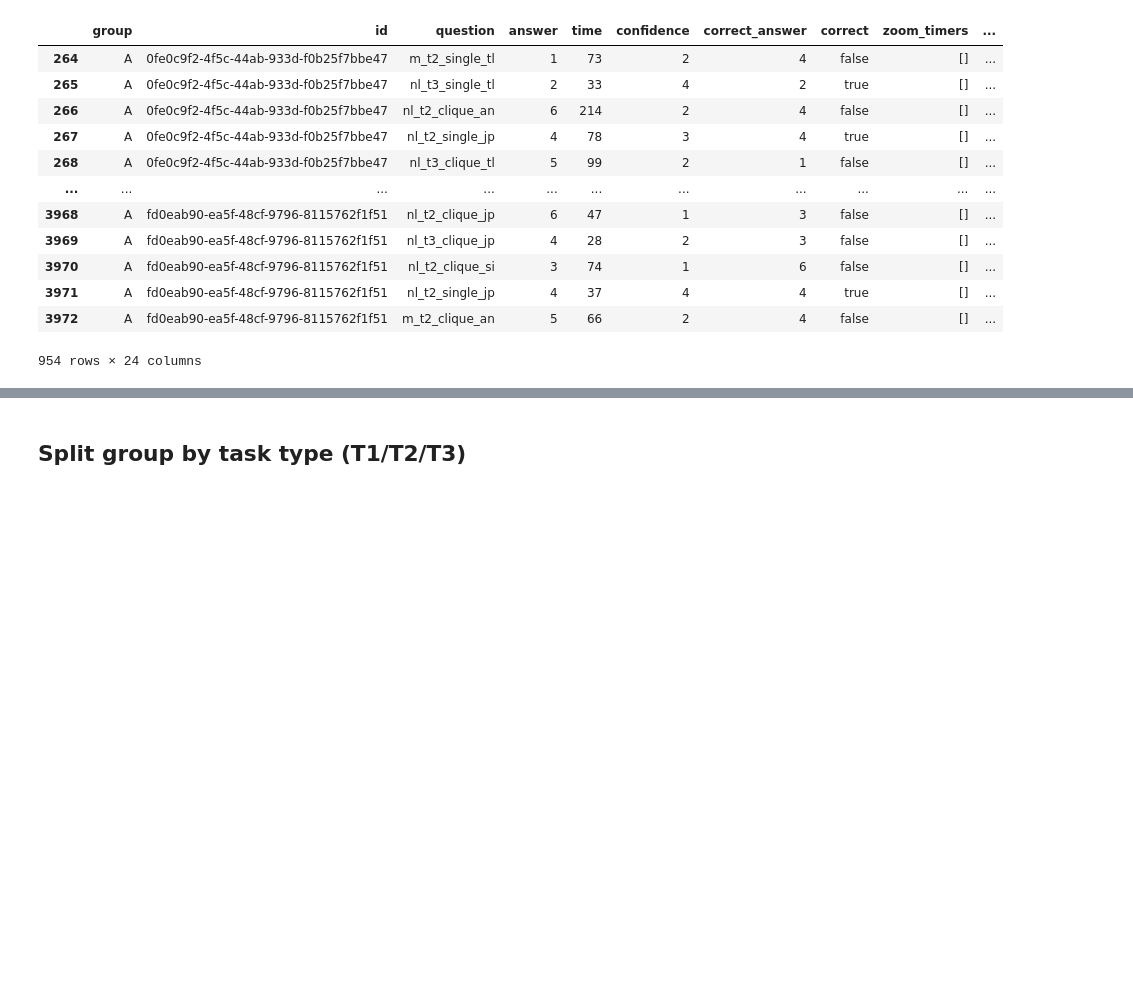
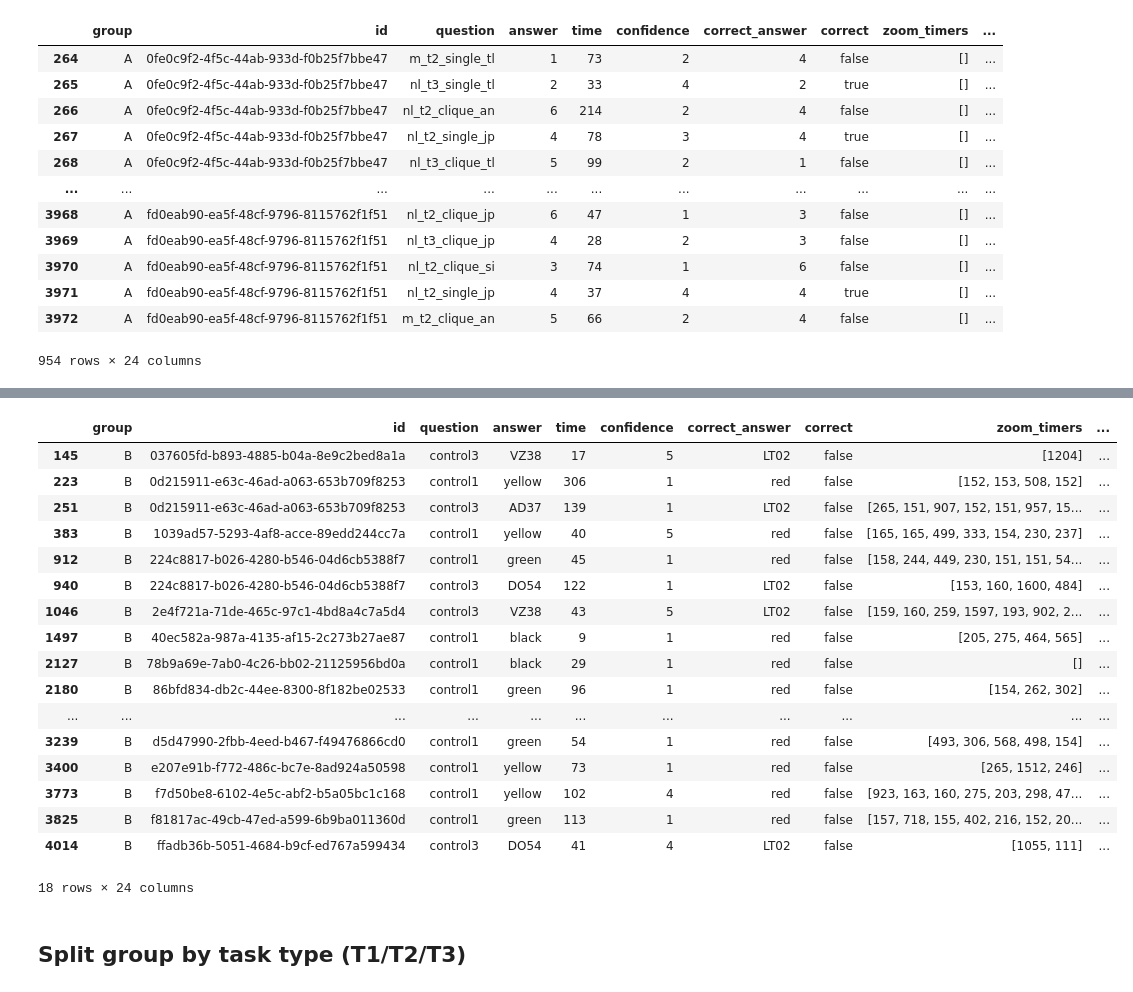
Before and after one commit to velitchko/graph-vis-evaluation-ext, a Jupyter notebook: python/Data Groups.ipynb, the cells around one changed output, grey strips where cells are left out. Saved outputs shown, nothing was run; the diff lists cells and outputs as text; code cells hidden in the pictures; blank space fills up the shorter version.

```diff
--- a/python/Data Groups.ipynb
+++ b/python/Data Groups.ipynb
@@ -71,3 +92,26 @@ group_B
+# %%
+group_B_control = group_B.loc[group_B['question'].str.contains('control')]
+group_B_control_false = group_B_control.loc[group_B_control['correct'] == 'false']
+group_B_control_false
+# %% [output]
+|  | group | id | question | answer | time | confidence | correct_answer | correct | zoom_timers | ... |
+| 145 | B | 037605fd-b893-4885-b04a-8e9c2bed8a1a | control3 | VZ38 | 17 | 5 | LT02 | false | [1204] | ... |
+| 223 | B | 0d215911-e63c-46ad-a063-653b709f8253 | control1 | yellow | 306 | 1 | red | false | [152, 153, 508, 152] | ... |
+| 251 | B | 0d215911-e63c-46ad-a063-653b709f8253 | control3 | AD37 | 139 | 1 | LT02 | false | [265, 151, 907, 152, 151, 957, 15... | ... |
+| 383 | B | 1039ad57-5293-4af8-acce-89edd244cc7a | control1 | yellow | 40 | 5 | red | false | [165, 165, 499, 333, 154, 230, 237] | ... |
+| 912 | B | 224c8817-b026-4280-b546-04d6cb5388f7 | control1 | green | 45 | 1 | red | false | [158, 244, 449, 230, 151, 151, 54... | ... |
+| 940 | B | 224c8817-b026-4280-b546-04d6cb5388f7 | control3 | DO54 | 122 | 1 | LT02 | false | [153, 160, 1600, 484] | ... |
+| 1046 | B | 2e4f721a-71de-465c-97c1-4bd8a4c7a5d4 | control3 | VZ38 | 43 | 5 | LT02 | false | [159, 160, 259, 1597, 193, 902, 2... | ... |
+| 1497 | B | 40ec582a-987a-4135-af15-2c273b27ae87 | control1 | black | 9 | 1 | red | false | [205, 275, 464, 565] | ... |
+| 2127 | B | 78b9a69e-7ab0-4c26-bb02-21125956bd0a | control1 | black | 29 | 1 | red | false | [] | ... |
+| 2180 | B | 86bfd834-db2c-44ee-8300-8f182be02533 | control1 | green | 96 | 1 | red | false | [154, 262, 302] | ... |
+| ... | ... | ... | ... | ... | ... | ... | ... | ... | ... | ... |
+| 3239 | B | d5d47990-2fbb-4eed-b467-f49476866cd0 | control1 | green | 54 | 1 | red | false | [493, 306, 568, 498, 154] | ... |
+| 3400 | B | e207e91b-f772-486c-bc7e-8ad924a50598 | control1 | yellow | 73 | 1 | red | false | [265, 1512, 246] | ... |
+| 3773 | B | f7d50be8-6102-4e5c-abf2-b5a05bc1c168 | control1 | yellow | 102 | 4 | red | false | [923, 163, 160, 275, 203, 298, 47... | ... |
+| 3825 | B | f81817ac-49cb-47ed-a599-6b9ba011360d | control1 | green | 113 | 1 | red | false | [157, 718, 155, 402, 216, 152, 20... | ... |
+| 4014 | B | ffadb36b-5051-4684-b9cf-ed767a599434 | control3 | DO54 | 41 | 4 | LT02 | false | [1055, 111] | ... |
+18 rows × 24 columns
 # %% [markdown]
 ## Split group by task type (T1/T2/T3)
 # %% [markdown]
```
Also changed, not shown: parts of 51 cells of this notebook.
